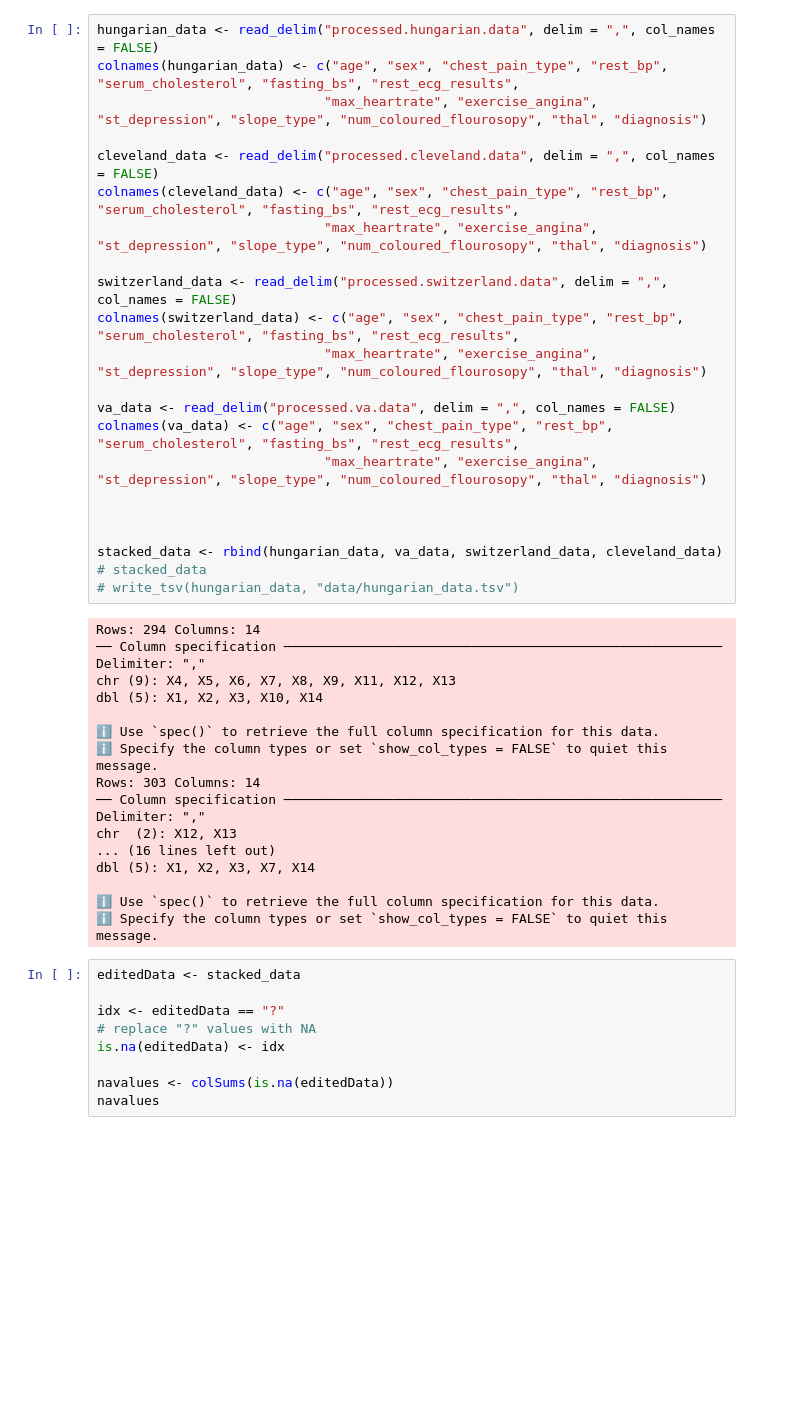
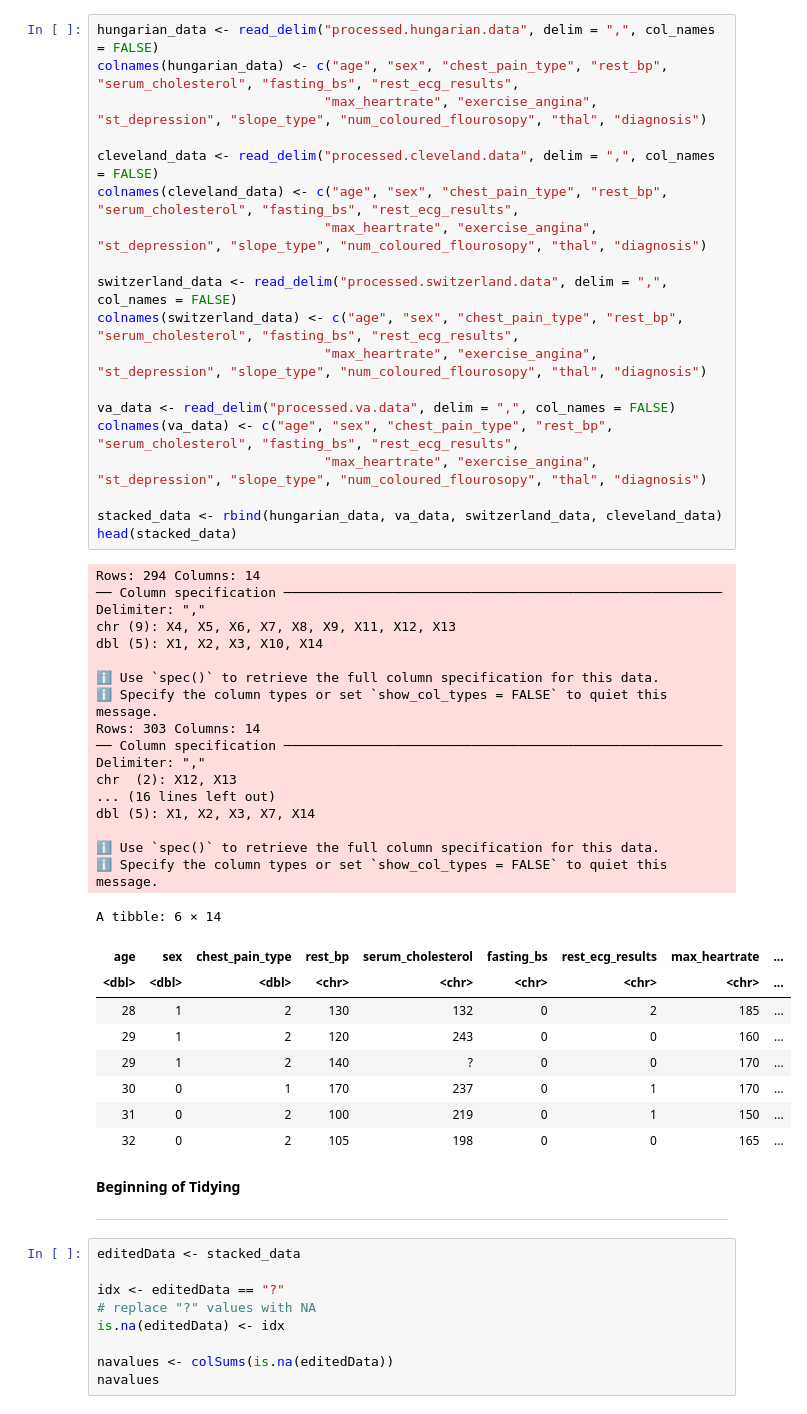
Before and after one commit to blu-01/DSCI-100-003-Group-21, a Jupyter notebook: proposal rough work/proposal_testing_plots.ipynb, the cells around one changed output. Cells and saved outputs as stored; diff of their text form; blank space fills up the shorter version.

```diff
--- a/proposal rough work/proposal_testing_plots.ipynb
+++ b/proposal rough work/proposal_testing_plots.ipynb
@@ -21,37 +38,46 @@ cleveland_data <- read_delim("processed.cleveland.data", delim = ",", col_names
 colnames(cleveland_data) <- c("age", "sex", "chest_pain_type", "rest_bp", "serum_cholesterol", "fasting_bs", "rest_ecg_results",
                              "max_heartrate", "exercise_angina", "st_depression", "slope_type", "num_coloured_flourosopy", "thal", "diagnosis")
 
 switzerland_data <- read_delim("processed.switzerland.data", delim = ",", col_names = FALSE)
 colnames(switzerland_data) <- c("age", "sex", "chest_pain_type", "rest_bp", "serum_cholesterol", "fasting_bs", "rest_ecg_results",
                              "max_heartrate", "exercise_angina", "st_depression", "slope_type", "num_coloured_flourosopy", "thal", "diagnosis")
 
 va_data <- read_delim("processed.va.data", delim = ",", col_names = FALSE)
 colnames(va_data) <- c("age", "sex", "chest_pain_type", "rest_bp", "serum_cholesterol", "fasting_bs", "rest_ecg_results",
                              "max_heartrate", "exercise_angina", "st_depression", "slope_type", "num_coloured_flourosopy", "thal", "diagnosis")
 
-
-
 stacked_data <- rbind(hungarian_data, va_data, switzerland_data, cleveland_data)
-# stacked_data
-# write_tsv(hungarian_data, "data/hungarian_data.tsv")
+head(stacked_data)
 # %% [output]
 Rows: 294 Columns: 14
 ── Column specification ────────────────────────────────────────────────────────
 Delimiter: ","
 chr (9): X4, X5, X6, X7, X8, X9, X11, X12, X13
 dbl (5): X1, X2, X3, X10, X14
 
 ℹ Use `spec()` to retrieve the full column specification for this data.
 ℹ Specify the column types or set `show_col_types = FALSE` to quiet this message.
 Rows: 303 Columns: 14
 ── Column specification ────────────────────────────────────────────────────────
 Delimiter: ","
 chr  (2): X12, X13
 ... (16 lines left out)
 dbl (5): X1, X2, X3, X7, X14
 
 ℹ Use `spec()` to retrieve the full column specification for this data.
 ℹ Specify the column types or set `show_col_types = FALSE` to quiet this message.
+A tibble: 6 × 14
+| age | sex | chest_pain_type | rest_bp | serum_cholesterol | fasting_bs | rest_ecg_results | max_heartrate | ... |
+| <dbl> | <dbl> | <dbl> | <chr> | <chr> | <chr> | <chr> | <chr> | ... |
+| 28 | 1 | 2 | 130 | 132 | 0 | 2 | 185 | ... |
+| 29 | 1 | 2 | 120 | 243 | 0 | 0 | 160 | ... |
+| 29 | 1 | 2 | 140 | ? | 0 | 0 | 170 | ... |
+| 30 | 0 | 1 | 170 | 237 | 0 | 1 | 170 | ... |
+| 31 | 0 | 2 | 100 | 219 | 0 | 1 | 150 | ... |
+| 32 | 0 | 2 | 105 | 198 | 0 | 0 | 165 | ... |
+# %% [markdown]
+**Beginning of Tidying**
+***
 # %%
 editedData <- stacked_data
 
```
Also changed, not shown: parts of 26 cells of this notebook.
